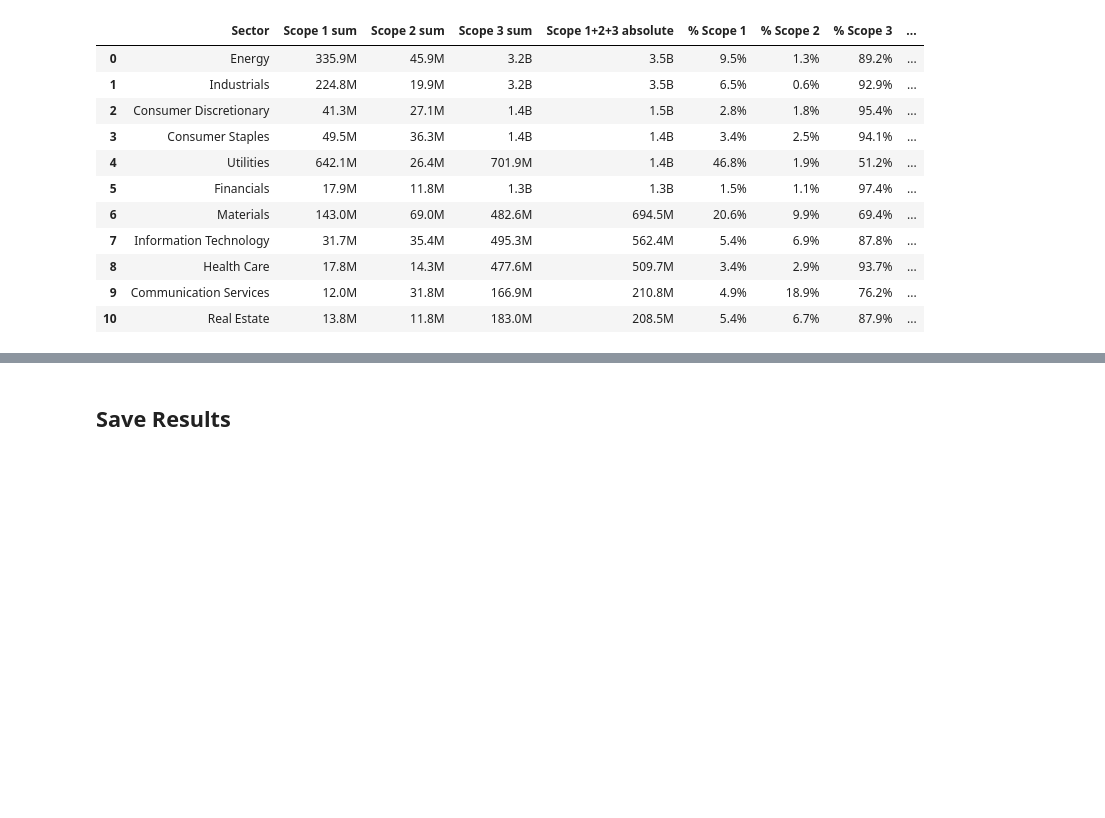
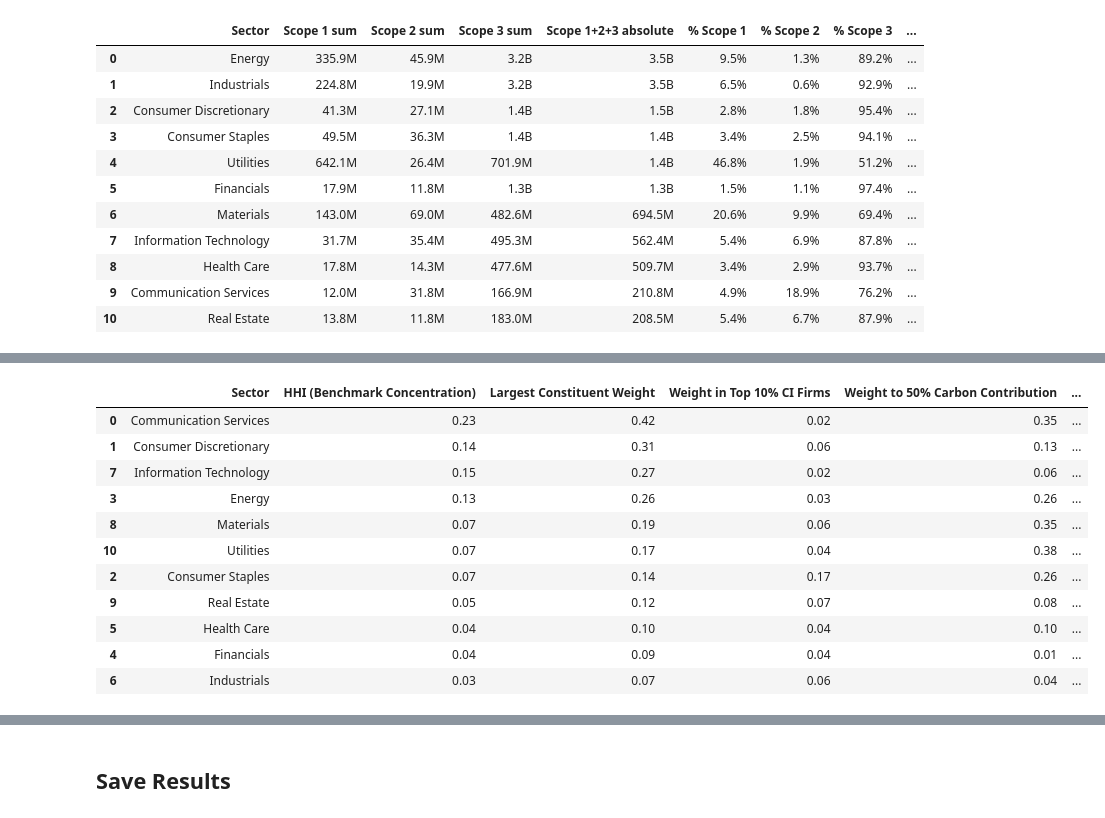
Before and after one commit to rebecca-di-francesco-bfh/sectoral-decarbonization, a Jupyter notebook: sector_summaries_all_periods.ipynb, the cells around one changed output, grey strips where cells are left out. Drawn from its saved outputs; the diff is of its cells as text; code cells hidden in the pictures; blank space fills up the shorter version.

```diff
--- a/sector_summaries_all_periods.ipynb
+++ b/sector_summaries_all_periods.ipynb
@@ -612,0 +701,20 @@ AGGREGATE EMISSIONS SUMMARY (Average across 12 periods)
+# %%
+metrics_table = compute_sector_structural_metrics(all_periods_data)
+print(metrics_table)
+
+vol_2123 = pd.read_excel(
+    "data/benchmark_returns_volatility/sector_annualized_volatility_2021_2023.xlsx",
+    header=0
+)
+
+# Clean: ensure column names are correct
+vol_2123.columns = ["Sector", "annual_vol_21_23"]
+
+# Merge on "Sector"
+metrics_table = metrics_table.merge(
+    vol_2123,
+    on="Sector",
+    how="left"
+)
+
+print(metrics_table)
@@ -612,0 +739,10 @@ AGGREGATE EMISSIONS SUMMARY (Average across 12 periods)
+# %%
+metrics_table = metrics_table.rename(columns={
+    "HHI": "HHI (Benchmark Concentration)",
+    "Largest Weight": "Largest Constituent Weight",
+    "Top10% CI Weight": "Weight in Top 10% CI Firms",
+    "Weight to 50% Carbon": "Weight to 50% Carbon Contribution",
+    "CV Carbon Intensity": "CV Carbon Intensity",
+    "Num Constituents": "Number of Constituents",
+    "annual_vol_21_23": "Annualized Volatility 2021–2023"
+})
@@ -612,0 +772,4 @@ AGGREGATE EMISSIONS SUMMARY (Average across 12 periods)
+# %%
+dri = pd.read_excel("results/DRI/decarbonization_readiness_index.xlsx")
+# %%
+metrics_table = pd.merge(metrics_table, dri, how= 'left', on = 'Sector')
@@ -612,0 +791,15 @@ AGGREGATE EMISSIONS SUMMARY (Average across 12 periods)
+# %%
+metrics_table.sort_values(by = 'Largest Constituent Weight', ascending=False) # true, exception for financials but has many stocks
+# %% [output]
+|  | Sector | HHI (Benchmark Concentration) | Largest Constituent Weight | Weight in Top 10% CI Firms | Weight to 50% Carbon Contribution | ... |
+| 0 | Communication Services | 0.23 | 0.42 | 0.02 | 0.35 | ... |
+| 1 | Consumer Discretionary | 0.14 | 0.31 | 0.06 | 0.13 | ... |
+| 7 | Information Technology | 0.15 | 0.27 | 0.02 | 0.06 | ... |
+| 3 | Energy | 0.13 | 0.26 | 0.03 | 0.26 | ... |
+| 8 | Materials | 0.07 | 0.19 | 0.06 | 0.35 | ... |
+| 10 | Utilities | 0.07 | 0.17 | 0.04 | 0.38 | ... |
+| 2 | Consumer Staples | 0.07 | 0.14 | 0.17 | 0.26 | ... |
+| 9 | Real Estate | 0.05 | 0.12 | 0.07 | 0.08 | ... |
+| 5 | Health Care | 0.04 | 0.10 | 0.04 | 0.10 | ... |
+| 4 | Financials | 0.04 | 0.09 | 0.04 | 0.01 | ... |
+| 6 | Industrials | 0.03 | 0.07 | 0.06 | 0.04 | ... |
```
Also changed, not shown: parts of 17 cells of this notebook, 9 other files.
